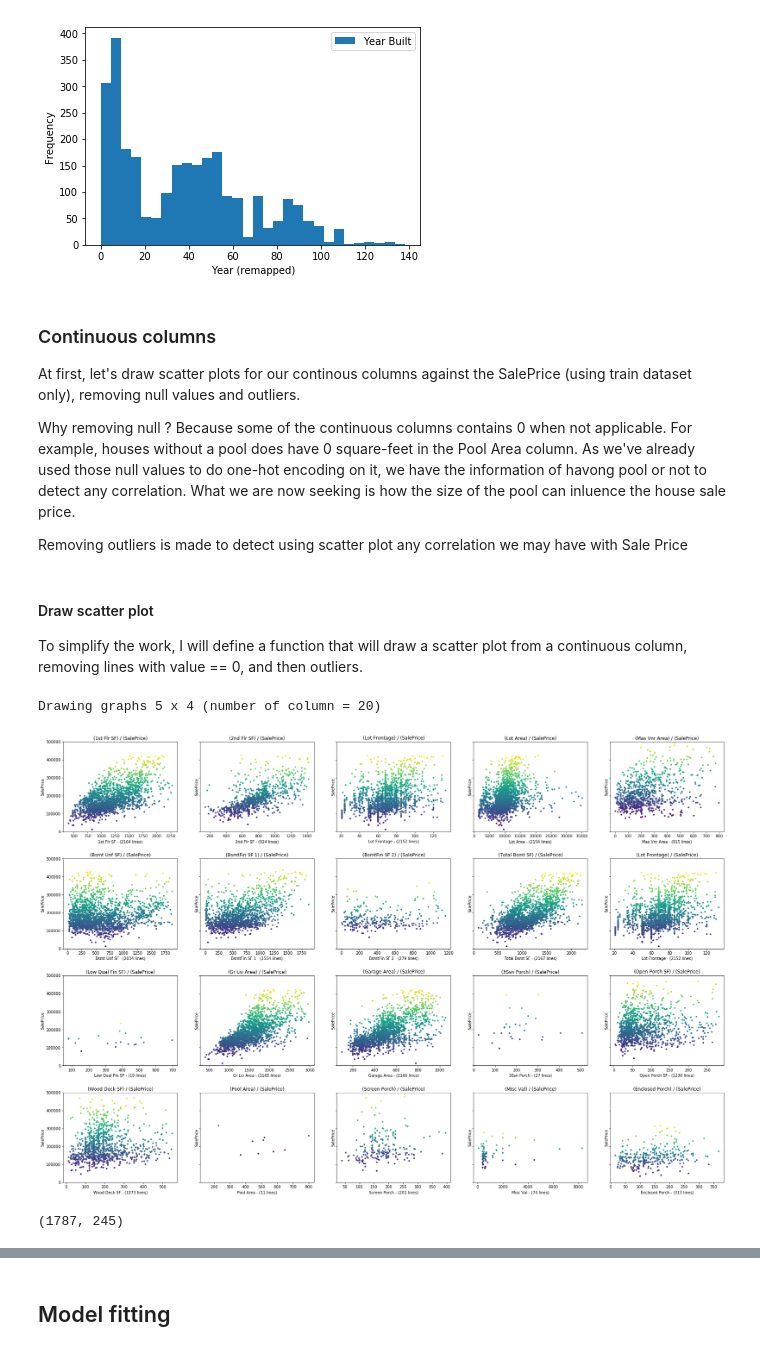
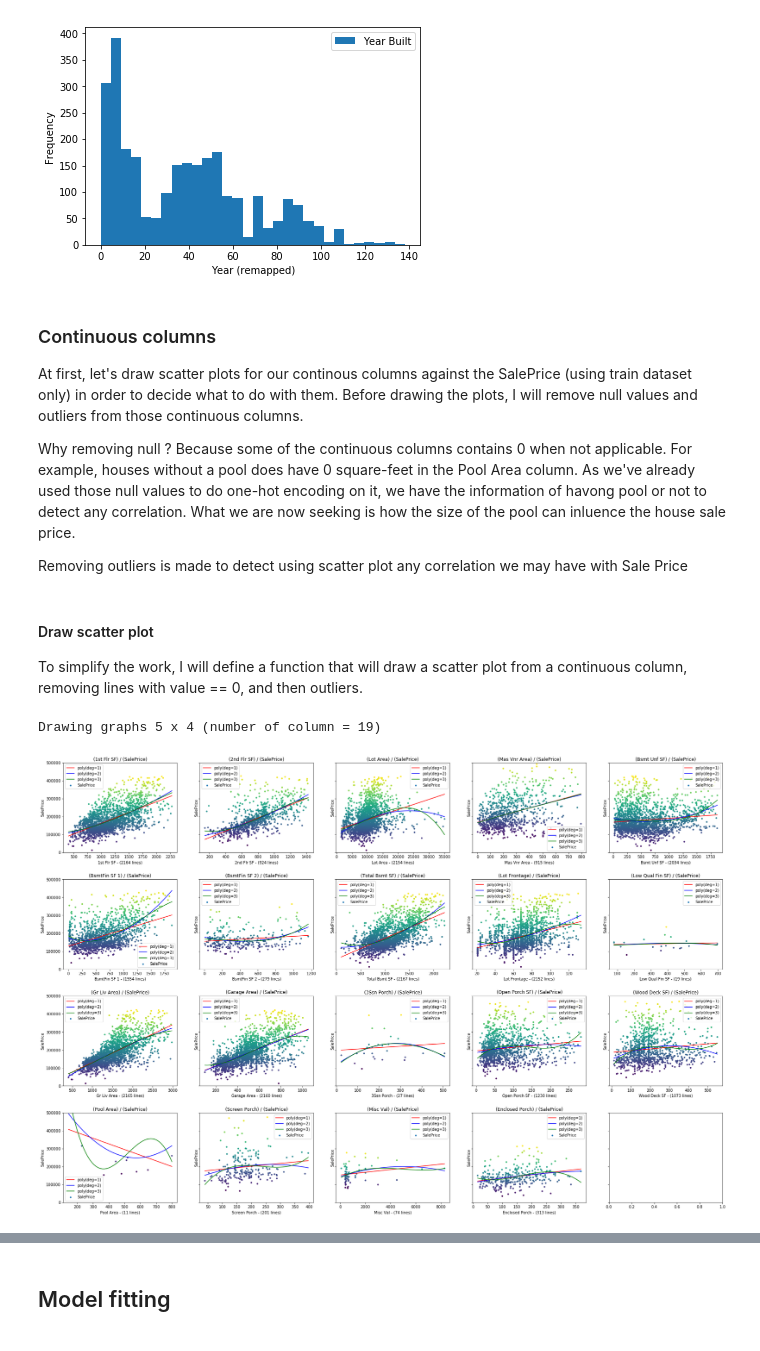
Before and after one commit to xnicolovici/machine_learning, a Jupyter notebook: notebooks/Course No 3/09. Course project/03. Part 2 - House prices/house-prices-solution.ipynb, the cells around one changed output, grey strips where cells are left out. Drawn from its saved outputs; the diff is of its cells as text; code cells hidden in the pictures.

```diff
--- a/notebooks/Course No 3/09. Course project/03. Part 2 - House prices/house-prices-solution.ipynb
+++ b/notebooks/Course No 3/09. Course project/03. Part 2 - House prices/house-prices-solution.ipynb
@@ -518,7 +518,7 @@ Before that, let's classify columns in four categories using the documentation p
 # %%
 # Continuous variables
 continuous_column = [
-    '1st Flr SF', '2nd Flr SF', 'Lot Frontage', 'Lot Area', 'Mas Vnr Area', 'Bsmt Unf SF', 'BsmtFin SF 1', 'BsmtFin SF 2', 'Total Bsmt SF', 'Lot Frontage',
+    '1st Flr SF', '2nd Flr SF', 'Lot Area', 'Mas Vnr Area', 'Bsmt Unf SF', 'BsmtFin SF 1', 'BsmtFin SF 2', 'Total Bsmt SF', 'Lot Frontage',
     'Low Qual Fin SF', 'Gr Liv Area', 'Garage Area', '3Ssn Porch', 'Open Porch SF', 'Wood Deck SF', 'Pool Area', 'Screen Porch', 'Misc Val', 'Enclosed Porch',
 ]
 
@@ -1159,7 +1159,8 @@ Max year found: 2010
 # %% [markdown]
 ### Continuous columns
 
-At first, let's draw scatter plots for our continous columns against the SalePrice (using train dataset only), removing null values and outliers.
+At first, let's draw scatter plots for our continous columns against the SalePrice (using train dataset only) in order to decide what to do with them.
+Before drawing the plots, I will remove null values and outliers from those continuous columns.
 
 Why removing null ? Because some of the continuous columns contains 0 when not applicable. For example, houses without a pool does have 0 square-feet in the Pool Area column. As we've already used those null values to do one-hot encoding on it, we have the information of havong pool or not to detect any correlation. What we are now seeking is how the size of the pool can inluence the house sale price.
 
@@ -1171,7 +1172,7 @@ To simplify the work, I will define a function that will draw a scatter plot fro
 # %%
 from scipy.stats import zscore
 
-def drawScatterPlot(df, x_columns=[], y_column='SalePrice', z_factor=2, graph_per_line=5, figsize=(25,15), ylim=[0,500000]):
+def drawScatterPlot(df, x_columns=[], y_column='SalePrice', z_factor=2, graph_per_line=5, figsize=(25,15), ylim=[0,500000], polyfit_deg=0):
     '''
     Function that draws a scatter plot from the dataframe passed as first parameter, using columns passed as
     second parameter (default to 'SalePrice'.
@@ -1213,35 +1214,52 @@ def drawScatterPlot(df, x_columns=[], y_column='SalePrice', z_factor=2, graph_pe
         temp_df = temp_df[zscore_bool.all(axis=1)]
 
         # Make plot, set axes labels
         if(nb_line>1):
             ax=axs[graph_line, graph_col]
         else:
             ax=axs[graph_col]
 
-        ax.scatter(temp_df[c], temp_df[y_column], s=10, c=temp_df[y_column], cmap='viridis')
+        x=temp_df[c]
+        y=temp_df[y_column]
+
+        ax.scatter(x, y, s=10, c=y, cmap='viridis')
         ax.set_ylabel(y_column)
-        ax.set_xlabel("{} - ({} lines)".format(c, temp_df[c].shape[0]))
+        ax.set_xlabel("{} - ({} lines)".format(c, x.shape[0]))
         ax.set_title("({}) / ({})".format(c,y_column))
         ax.set_ylim(ylim)
+
+
+        # Draw polyfit from deg=1 to deg=polyfit_deg
+        # Do nothing if polyfit_deg == 0 or > 3
+        if polyfit_deg > 0 and polyfit_deg < 4:
+            colors=['r','b','g']
+
+
+            for i,color in enumerate(colors[:3]):
+                coef=np.polyfit(x,y,deg=i+1)
+                x_values=np.linspace(x.min(), x.max())
+                y_values=np.polyval(coef, x_values)
+                ax.plot(x_values, y_values, label='poly(deg={})'.format(i+1), c=color)
+                ax.legend()
 
         # increment axes index
         graph_col+=1
         if(graph_col > graph_per_line-1):
             graph_col=0
             graph_line+=1
 
     # set the spacing between subplots
     plt.subplots_adjust(left=0.1,
                         bottom=0.1,
                         right=0.9,
                         top=0.9,
                         wspace=0.2,
                         hspace=0.3)
     # display graph
     plt.show()
 
 
-drawScatterPlot(getTrainDataset(), continuous_column, graph_per_line=5, figsize=(30,20), z_factor=3)
+drawScatterPlot(getTrainDataset(), continuous_column, graph_per_line=5, figsize=(30,20), z_factor=3, polyfit_deg=3)
 # %% [output]
-Drawing graphs 5 x 4 (number of column = 20)
+Drawing graphs 5 x 4 (number of column = 19)
-[figure, old version]
+[figure, new version]
@@ -1250,4 +1265,0 @@ temp_df = zScoreCleanUp(getTrainDataset(), columns=continuous_column, factor=3)
-# %%
-temp_df.shape
-# %% [output]
-(1787, 245)
```
Also changed, not shown: parts of 26 cells of this notebook, 1 other file.
